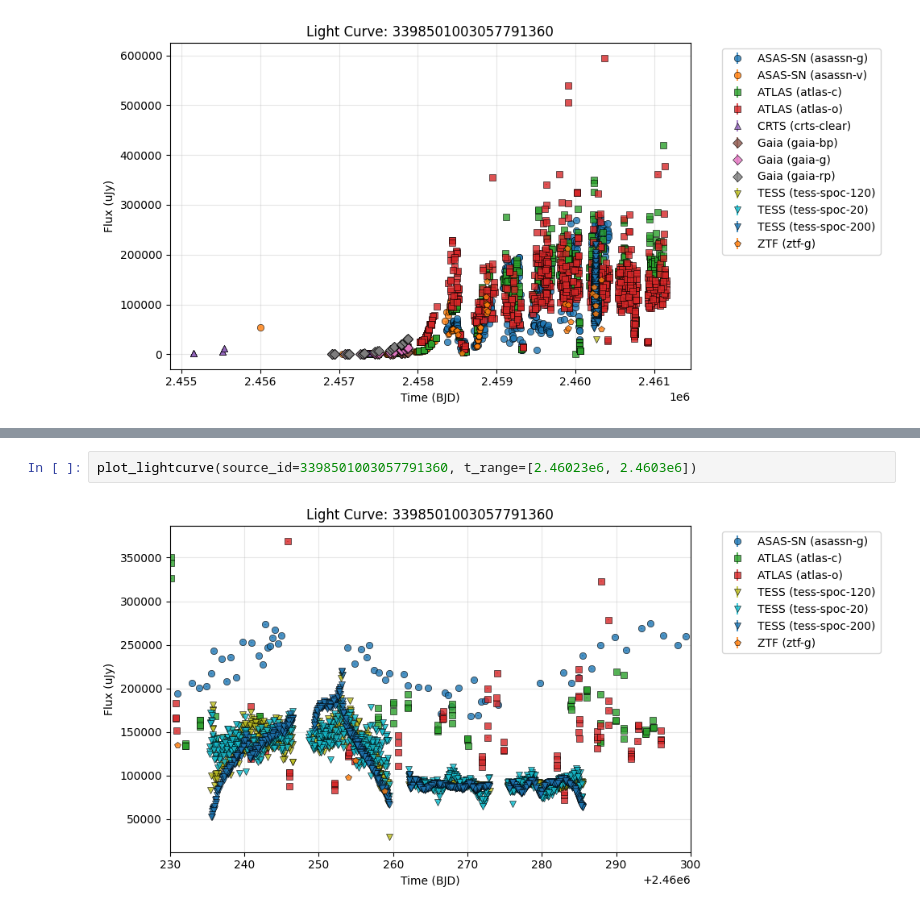
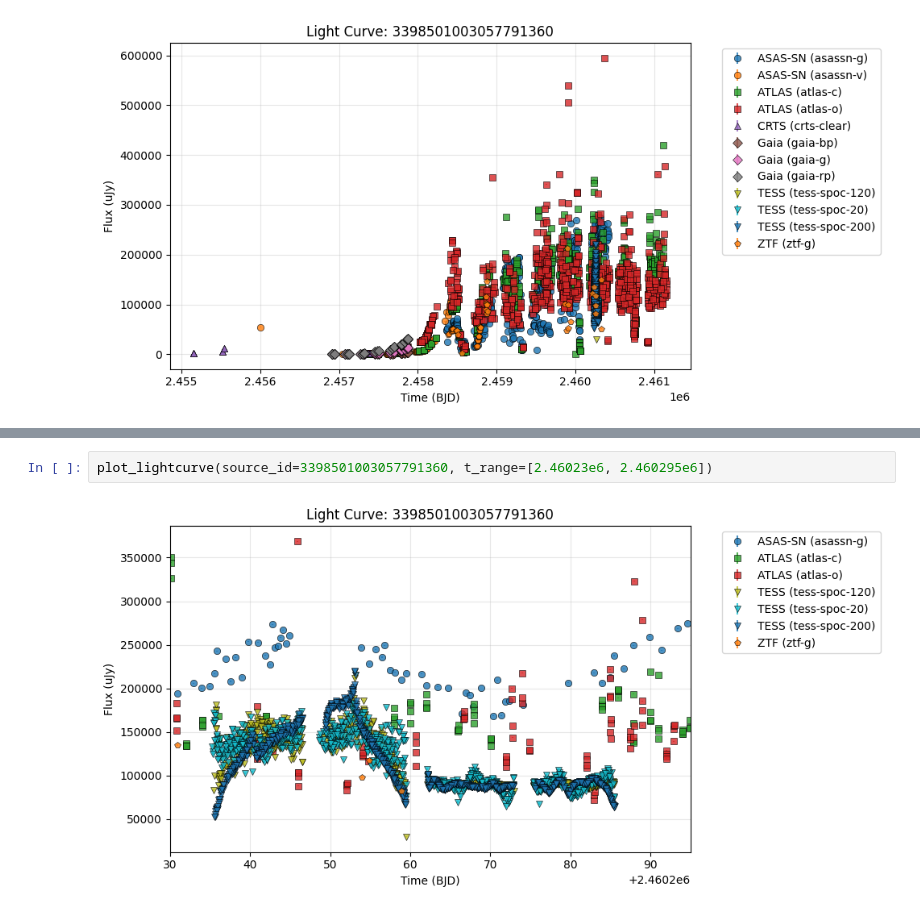
Before and after one commit to andrijazupic/lcquery, a Jupyter notebook: examples/query_test.ipynb, the cells around one changed output, grey strips where cells are left out. Drawn from its saved outputs; the diff is of its cells as text.

Commit message:
Update example notebook plots

```diff
--- a/examples/query_test.ipynb
+++ b/examples/query_test.ipynb
@@ -61,4 +67,4 @@ plot_lightcurve(source_id=3398501003057791360)
 # %%
-plot_lightcurve(source_id=3398501003057791360, t_range=[2.46023e6, 2.4603e6])
+plot_lightcurve(source_id=3398501003057791360, t_range=[2.46023e6, 2.460295e6])
 # %% [output]
-[figure, old version]
+[figure, new version]
```
Also changed, not shown: parts of 2 cells of this notebook.
